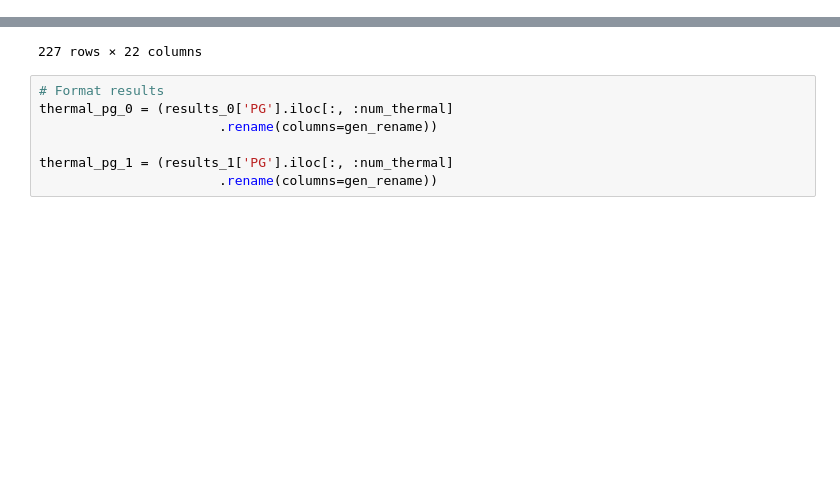
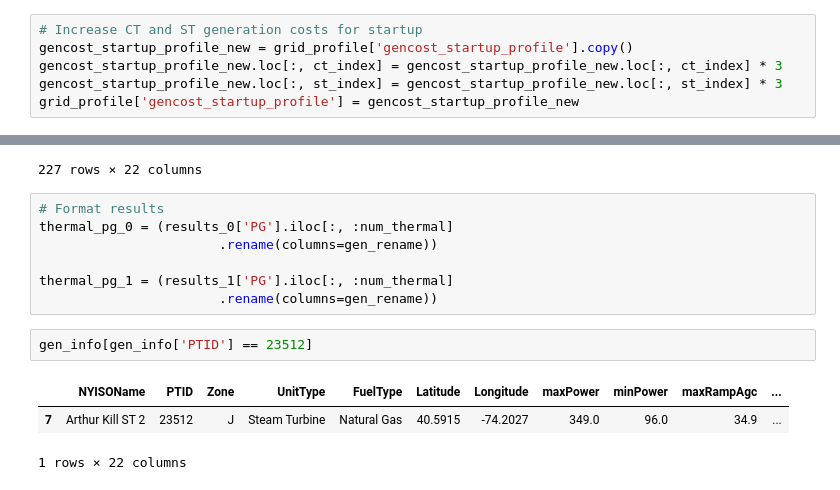
Before and after one commit to boyuan276/NYgrid-python, a Jupyter notebook: examples/ex_opf_2030CLCPA.ipynb, the cells around one changed output, grey strips where cells are left out. Drawn from its saved outputs; the diff is of its cells as text; blank space fills up the shorter version.

```diff
--- a/examples/ex_opf_2030CLCPA.ipynb
+++ b/examples/ex_opf_2030CLCPA.ipynb
@@ -246,3 +280,9 @@ Length: 8760, dtype: float64
+# %%
+# Increase CT and ST generation costs for startup
+gencost_startup_profile_new = grid_profile['gencost_startup_profile'].copy()
+gencost_startup_profile_new.loc[:, ct_index] = gencost_startup_profile_new.loc[:, ct_index] * 3
+gencost_startup_profile_new.loc[:, st_index] = gencost_startup_profile_new.loc[:, st_index] * 3
+grid_profile['gencost_startup_profile'] = gencost_startup_profile_new
 # %% [markdown]
 ## Multi-period OPF
 # %% [markdown]
@@ -661,3 +692,9 @@ thermal_pg_0 = (results_0['PG'].iloc[:, :num_thermal]
 
 thermal_pg_1 = (results_1['PG'].iloc[:, :num_thermal]
                        .rename(columns=gen_rename))
+# %%
+gen_info[gen_info['PTID'] == 23512]
+# %% [output]
+|  | NYISOName | PTID | Zone | UnitType | FuelType | Latitude | Longitude | maxPower | minPower | maxRampAgc | ... |
+| 7 | Arthur Kill ST 2 | 23512 | J | Steam Turbine | Natural Gas | 40.5915 | -74.2027 | 349.0 | 96.0 | 34.9 | ... |
+1 rows × 22 columns
```
Also changed, not shown: parts of 17 cells of this notebook, 1 other file.
